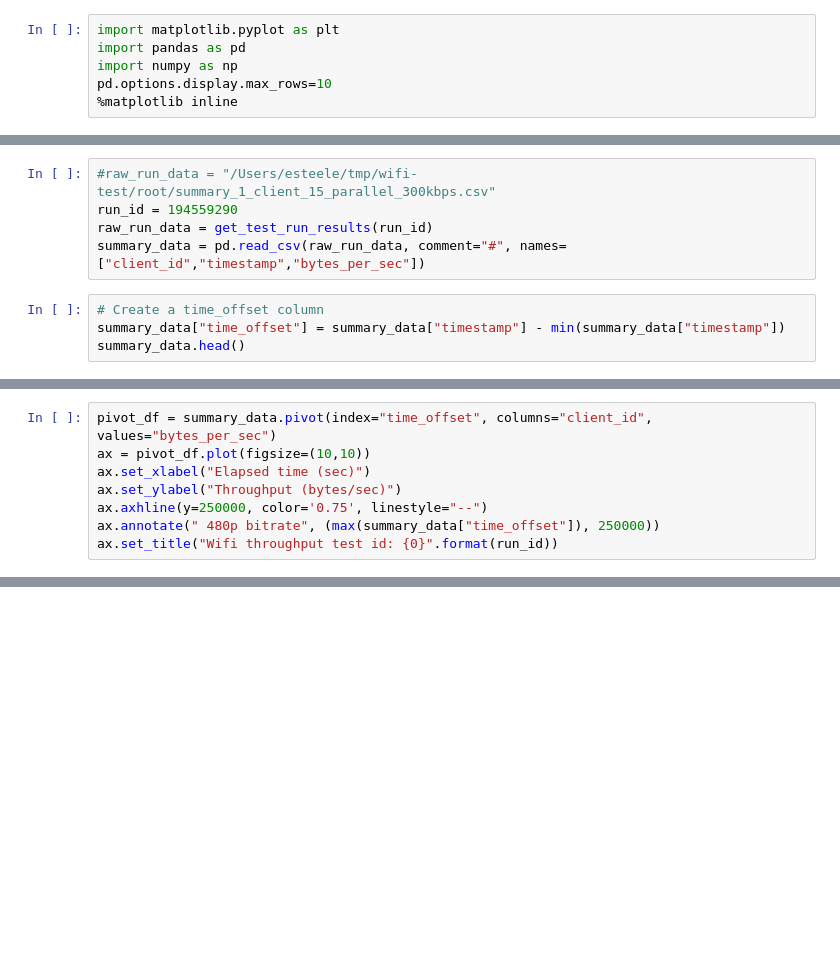
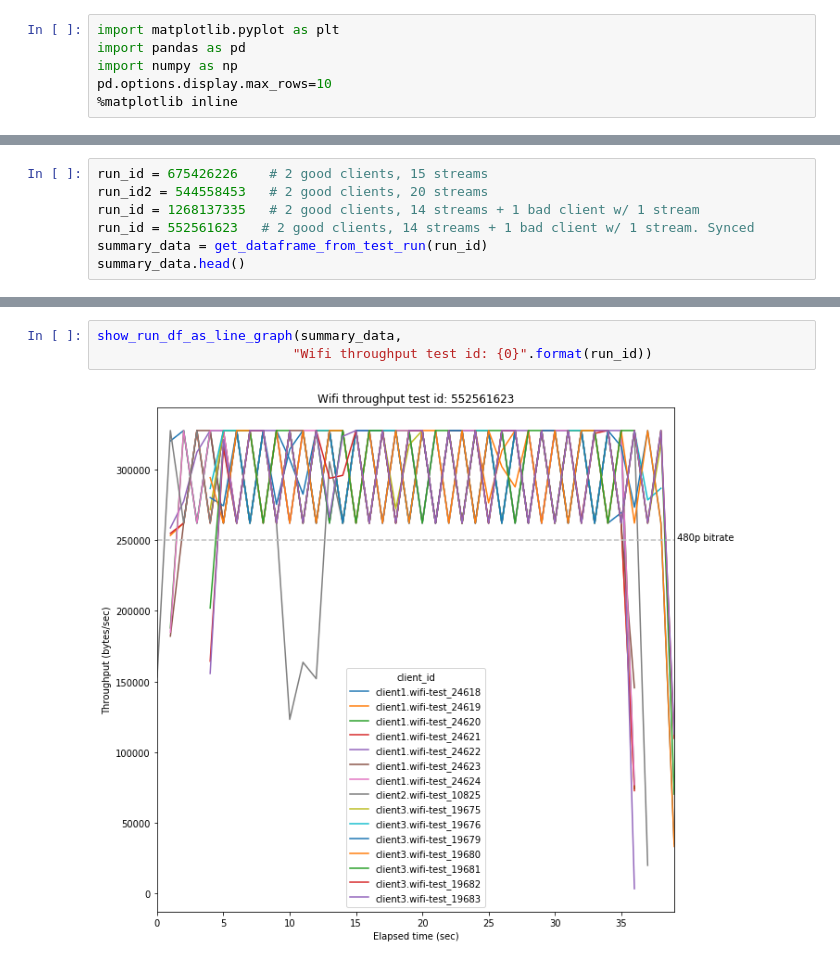
Before and after one commit to ConnectBox/wifi-test-framework, a Jupyter notebook: analysis/network-benchmarks.ipynb, the cells around one changed output, grey strips where cells are left out. Saved outputs shown, nothing was run; the diff lists cells and outputs as text; blank space fills up the shorter version.

```diff
--- a/analysis/network-benchmarks.ipynb
+++ b/analysis/network-benchmarks.ipynb
@@ -24,9 +6,0 @@ def get_test_run_results(test_run_id):
-# %%
-#raw_run_data = "/Users/esteele/tmp/wifi-test/root/summary_1_client_15_parallel_300kbps.csv"
-run_id = 194559290
-raw_run_data = get_test_run_results(run_id)
-summary_data = pd.read_csv(raw_run_data, comment="#", names=["client_id","timestamp","bytes_per_sec"])
-# %%
-# Create a time_offset column
-summary_data["time_offset"] = summary_data["timestamp"] - min(summary_data["timestamp"])
-summary_data.head()
@@ -40,8 +6,0 @@ summary_data.head()
-# %%
-pivot_df = summary_data.pivot(index="time_offset", columns="client_id", values="bytes_per_sec")
-ax = pivot_df.plot(figsize=(10,10))
-ax.set_xlabel("Elapsed time (sec)")
-ax.set_ylabel("Throughput (bytes/sec)")
-ax.axhline(y=250000, color='0.75', linestyle="--")
-ax.annotate(" 480p bitrate", (max(summary_data["time_offset"]), 250000))
-ax.set_title("Wifi throughput test id: {0}".format(run_id))
@@ -50,0 +84,7 @@ ax.set_title("Wifi throughput test id: {0}".format(run_id))
+# %%
+run_id = 675426226    # 2 good clients, 15 streams
+run_id2 = 544558453   # 2 good clients, 20 streams
+run_id = 1268137335   # 2 good clients, 14 streams + 1 bad client w/ 1 stream
+run_id = 552561623   # 2 good clients, 14 streams + 1 bad client w/ 1 stream. Synced
+summary_data = get_dataframe_from_test_run(run_id)
+summary_data.head()
@@ -50,0 +98,5 @@ ax.set_title("Wifi throughput test id: {0}".format(run_id))
+# %%
+show_run_df_as_line_graph(summary_data,
+                         "Wifi throughput test id: {0}".format(run_id))
+# %% [output]
+[figure, added]
```
Also changed, not shown: parts of 6 cells of this notebook, 1 other file.
